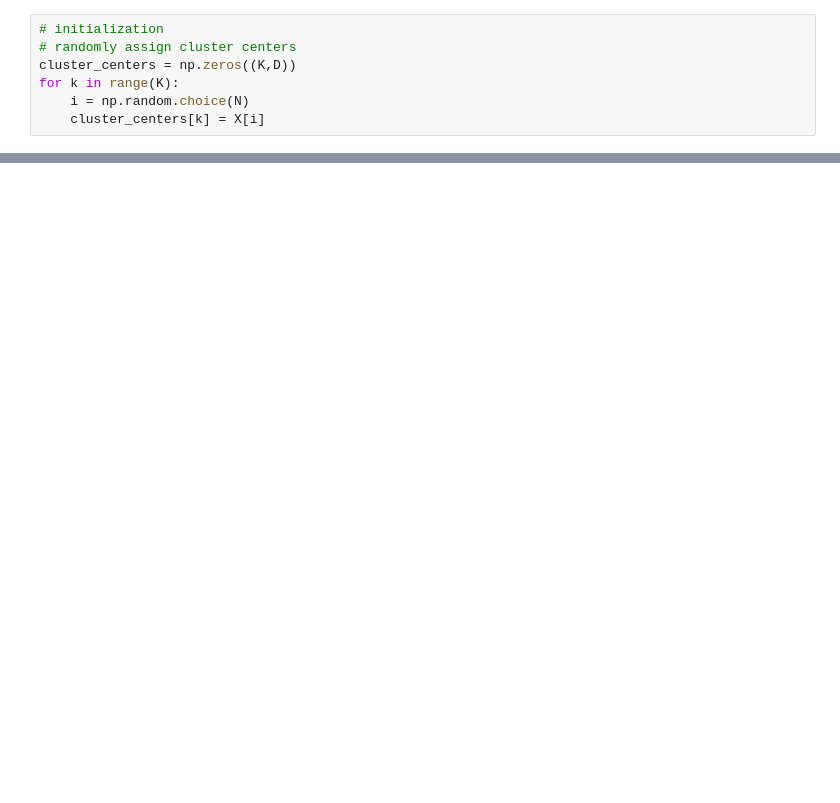
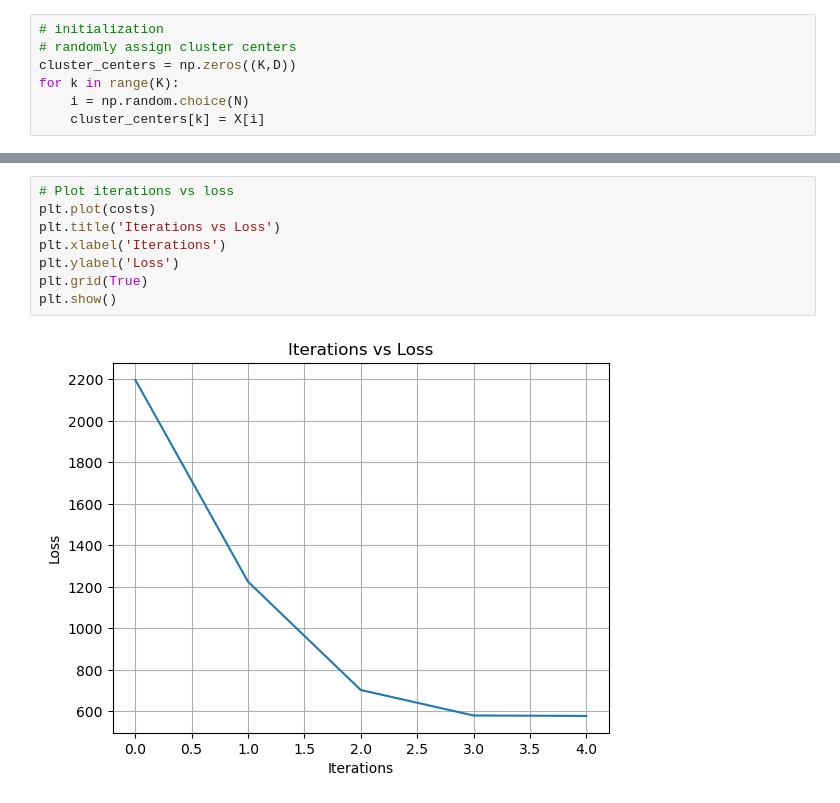
Before and after one commit to uttam-hfn/MachineLearning, a Jupyter notebook: 003_K_Means_USL.ipynb, the cells around one changed output, grey strips where cells are left out. Cells and saved outputs as stored; diff of their text form; blank space fills up the shorter version.

```diff
--- a/003_K_Means_USL.ipynb
+++ b/003_K_Means_USL.ipynb
@@ -83,0 +96,10 @@ plt.show()  # Show the plots
+# %%
+# Plot iterations vs loss
+plt.plot(costs)
+plt.title('Iterations vs Loss')
+plt.xlabel('Iterations')
+plt.ylabel('Loss')
+plt.grid(True)
+plt.show()
+# %% [output]
+[figure, added]
```
Also changed, not shown: parts of 4 cells of this notebook, 1 other file.
